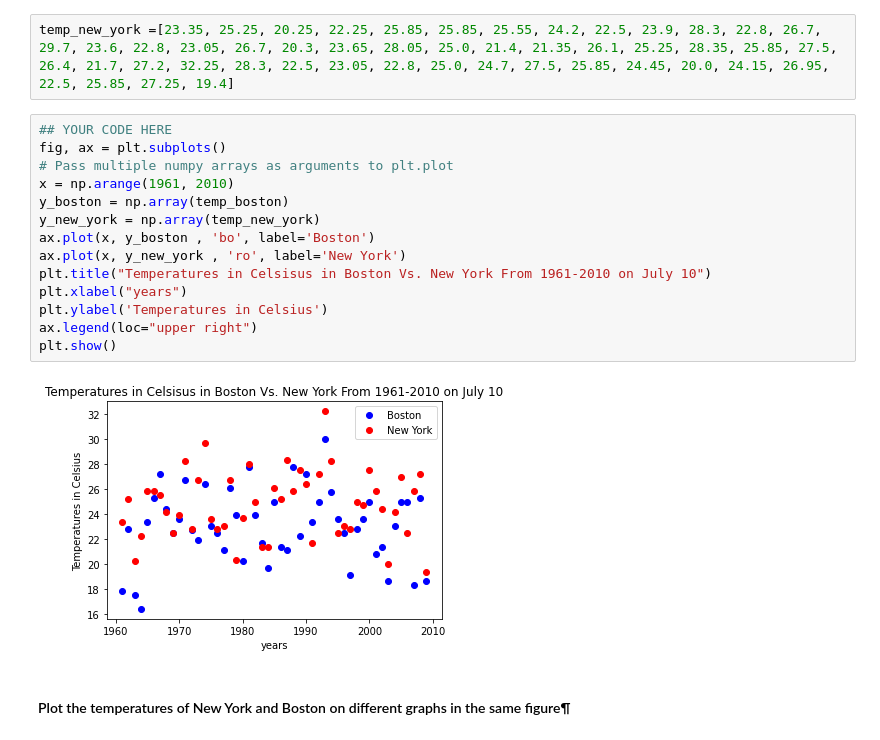
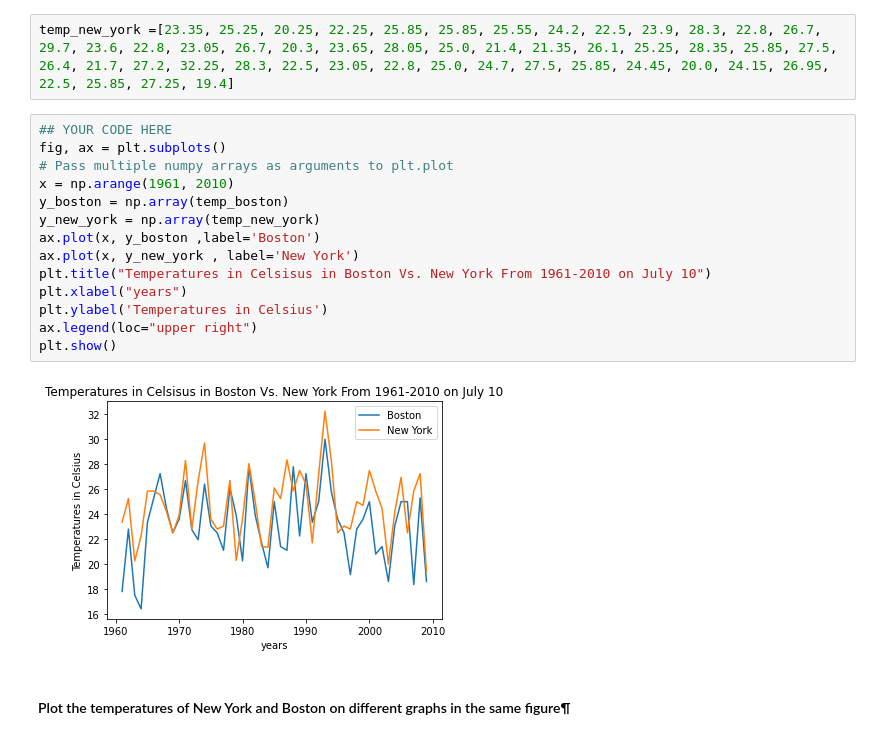
Before and after one commit to anaaparamesh/Week1_Public, a Jupyter notebook: Notebooks/02_Pandas_and_Matplotlib/Matplotlib_Exercise.ipynb, the cells around one changed output. Saved outputs shown, nothing was run; the diff lists cells and outputs as text.

```diff
--- a/Notebooks/02_Pandas_and_Matplotlib/Matplotlib_Exercise.ipynb
+++ b/Notebooks/02_Pandas_and_Matplotlib/Matplotlib_Exercise.ipynb
@@ -39,19 +39,19 @@ temp_new_york =[23.35, 25.25, 20.25, 22.25, 25.85, 25.85, 25.55, 24.2, 22.5, 23.
 # %%
 ## YOUR CODE HERE
 fig, ax = plt.subplots()
 # Pass multiple numpy arrays as arguments to plt.plot
 x = np.arange(1961, 2010)
 y_boston = np.array(temp_boston)
 y_new_york = np.array(temp_new_york)
-ax.plot(x, y_boston , 'bo', label='Boston')
-ax.plot(x, y_new_york , 'ro', label='New York')
+ax.plot(x, y_boston ,label='Boston')
+ax.plot(x, y_new_york , label='New York')
 plt.title("Temperatures in Celsisus in Boston Vs. New York From 1961-2010 on July 10")
 plt.xlabel("years")
 plt.ylabel('Temperatures in Celsius')
 ax.legend(loc="upper right")
 plt.show()
 # %% [output]
-[figure, old version]
+[figure, new version]
 # %% [markdown]
 #### Plot the temperatures of New York and Boston on different graphs in the same figure¶
 # %%
```
